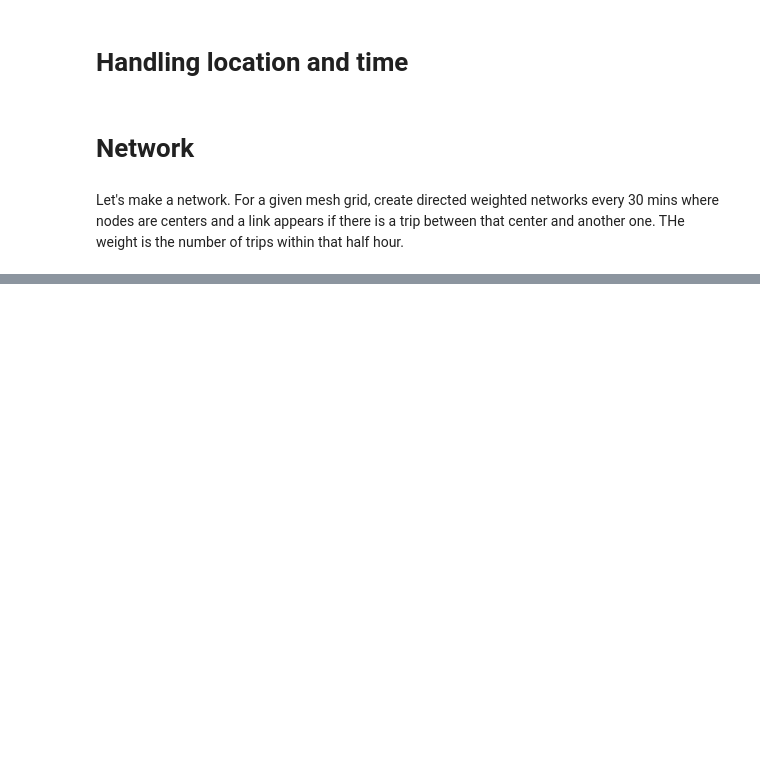
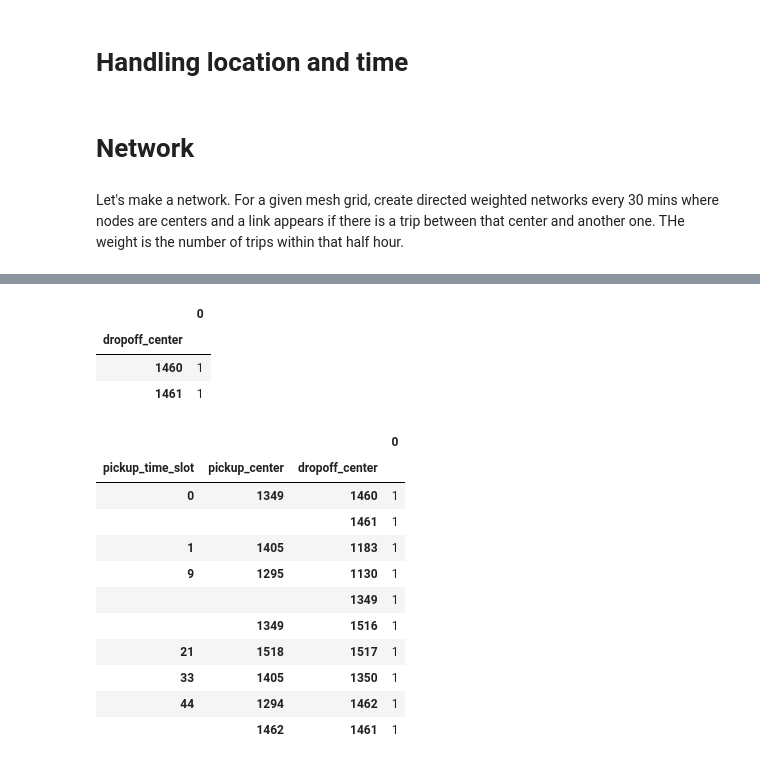
Before and after one commit to ionanrozenfeld/taxi, a Jupyter notebook: Capstone_project.ipynb, the cells around one changed output, grey strips where cells are left out. Saved outputs shown, nothing was run; the diff lists cells and outputs as text; code cells hidden in the pictures; blank space fills up the shorter version.

```diff
--- a/Capstone_project.ipynb
+++ b/Capstone_project.ipynb
@@ -308,0 +312,24 @@ len(network)
+# %%
+network = pd.DataFrame(network)
+# %%
+network.ix[0].ix[1349]
+# %% [output]
+|  | 0 |
+| dropoff_center |  |
+| 1460 | 1 |
+| 1461 | 1 |
+# %%
+network
+# %% [output]
+|  |  |  | 0 |
+| pickup_time_slot | pickup_center | dropoff_center |  |
+| 0 | 1349 | 1460 | 1 |
+|  |  | 1461 | 1 |
+| 1 | 1405 | 1183 | 1 |
+| 9 | 1295 | 1130 | 1 |
+|  |  | 1349 | 1 |
+|  | 1349 | 1516 | 1 |
+| 21 | 1518 | 1517 | 1 |
+| 33 | 1405 | 1350 | 1 |
+| 44 | 1294 | 1462 | 1 |
+|  | 1462 | 1461 | 1 |
```
Also changed, not shown: parts of 14 cells of this notebook, 3 other files.
